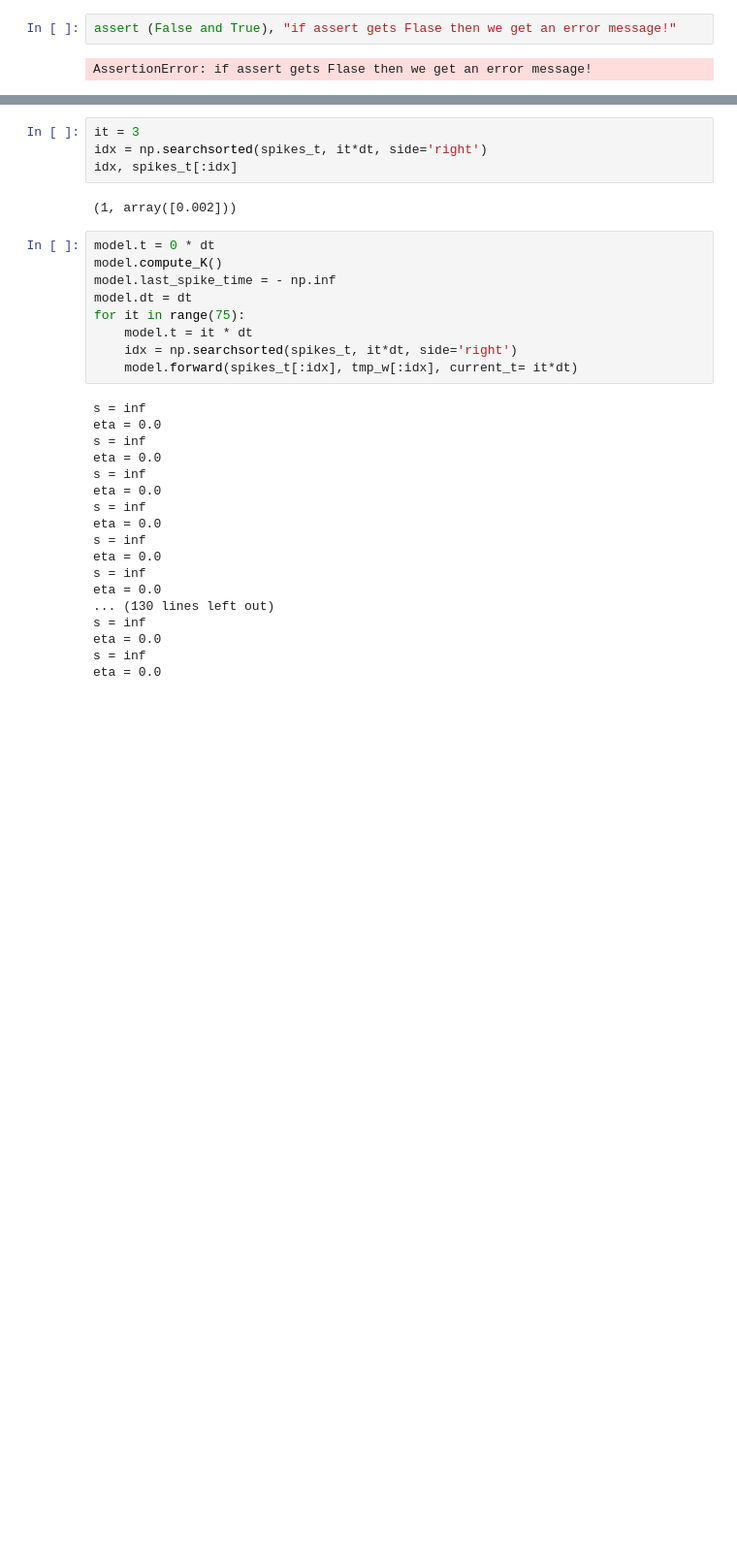
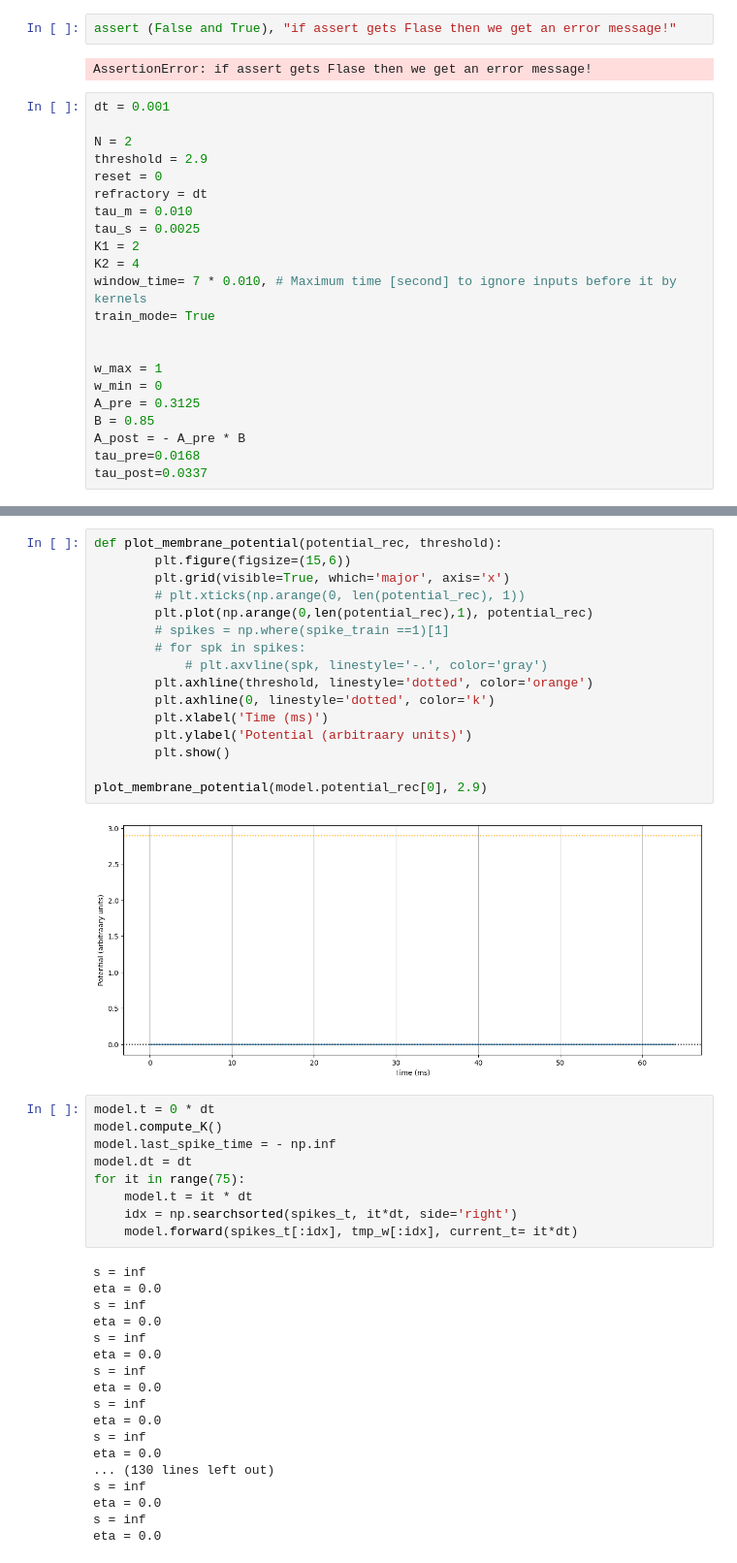
Before and after one commit to mehranfaraji/STDP-Finds-Start-of-Patterns, a Jupyter notebook: dev.ipynb, the cells around one changed output, grey strips where cells are left out. Shown: that part at 97% size. Drawn from its saved outputs; the diff is of its cells as text; blank space fills up the shorter version.

Commit message:
new model almost doen. Need to do some debug.

```diff
--- a/dev.ipynb
+++ b/dev.ipynb
@@ -463,4 +504,26 @@ array([0.001, 0.002, 0.002, 0.002, 0.003])
 assert (False and True), "if assert gets Flase then we get an error message!"
 # %% [output]
 AssertionError: if assert gets Flase then we get an error message!
+# %%
+dt = 0.001
+
+N = 2
+threshold = 2.9
+reset = 0
+refractory = dt
+tau_m = 0.010
+tau_s = 0.0025
+K1 = 2
+K2 = 4
+window_time= 7 * 0.010, # Maximum time [second] to ignore inputs before it by kernels
+train_mode= True
+
+
+w_max = 1
+w_min = 0
+A_pre = 0.3125
+B = 0.85
+A_post = - A_pre * B
+tau_pre=0.0168
+tau_post=0.0337
 # %%
@@ -486,9 +574,21 @@ model = SRM(N=2,
-# %%
-it = 3
-idx = np.searchsorted(spikes_t, it*dt, side='right')
-idx, spikes_t[:idx]
-# %% [output]
-(1, array([0.002]))
+# %%
+def plot_membrane_potential(potential_rec, threshold):
+        plt.figure(figsize=(15,6))
+        plt.grid(visible=True, which='major', axis='x')
+        # plt.xticks(np.arange(0, len(potential_rec), 1))
+        plt.plot(np.arange(0,len(potential_rec),1), potential_rec)
+        # spikes = np.where(spike_train ==1)[1]
+        # for spk in spikes:
+            # plt.axvline(spk, linestyle='-.', color='gray')
+        plt.axhline(threshold, linestyle='dotted', color='orange')
+        plt.axhline(0, linestyle='dotted', color='k')
+        plt.xlabel('Time (ms)')
+        plt.ylabel('Potential (arbitraary units)')
+        plt.show()
+
+plot_membrane_potential(model.potential_rec[0], 2.9)
+# %% [output]
+[figure, added]
 # %%
 model.t = 0 * dt
 model.compute_K()
```
Also changed, not shown: parts of 8 cells of this notebook.
